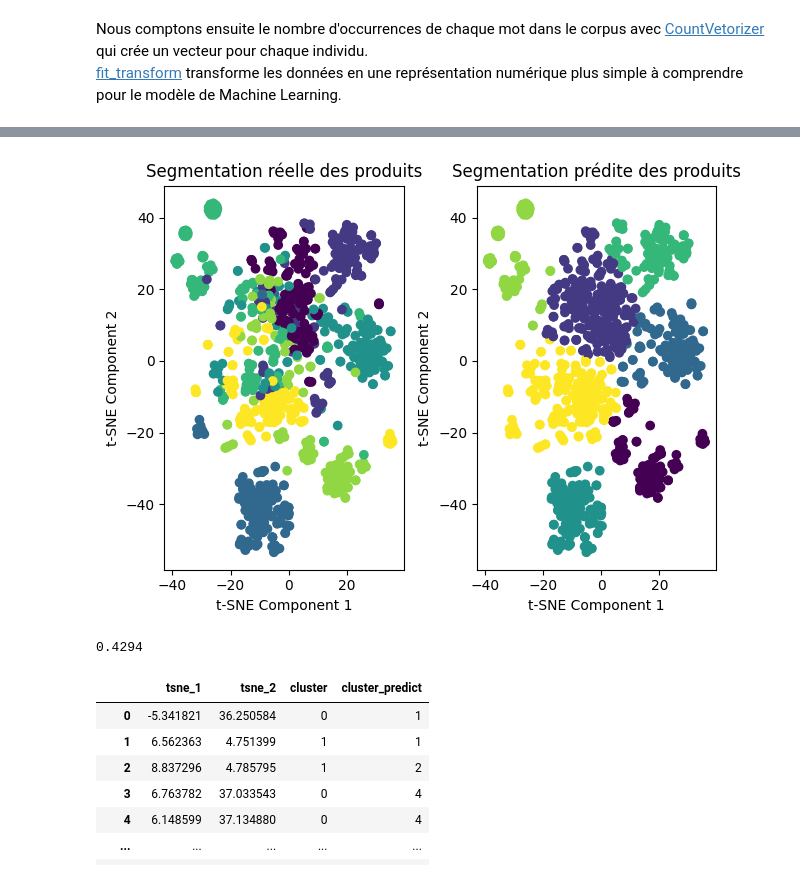
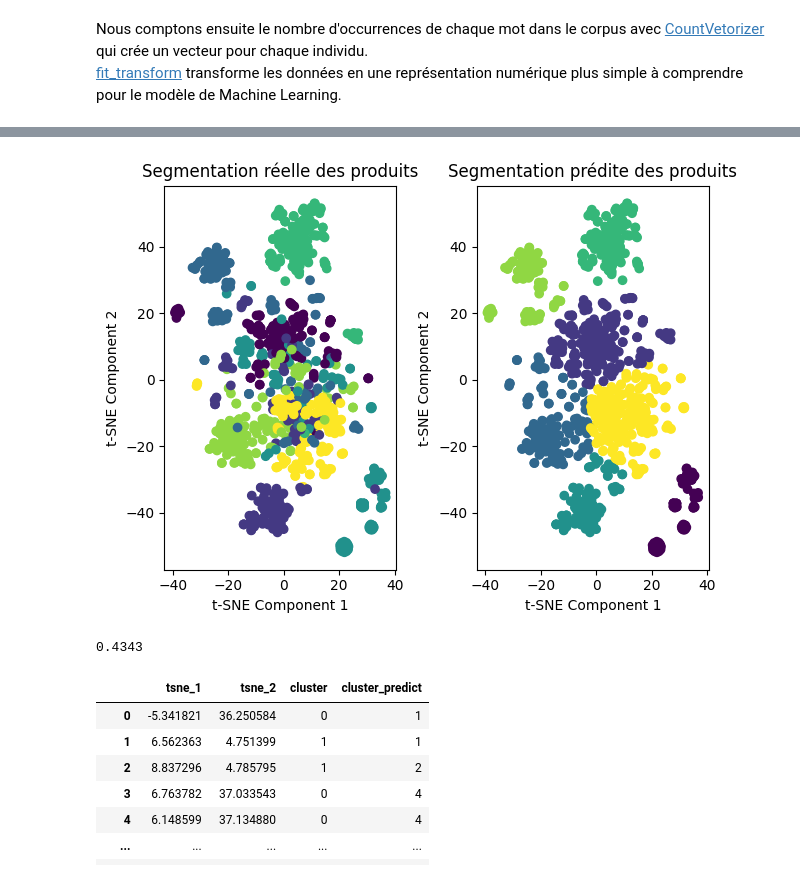
Before and after one commit to HaDock404/AutomatedClassification, a Jupyter notebook: Notebook/2.2.CountVectorizer.ipynb, the cells around one changed output, grey strips where cells are left out. Cells and saved outputs as stored; diff of their text form; code cells hidden in the pictures.

```diff
--- a/Notebook/2.2.CountVectorizer.ipynb
+++ b/Notebook/2.2.CountVectorizer.ipynb
@@ -21,4 +21,4 @@ import os
 import warnings
 warnings.filterwarnings('ignore')
 # %%
-df = pd.read_csv("../Data/1.normalized_dataset_completed.csv")
+df = pd.read_csv("../Data/1.normalized_dataset_max.csv")
@@ -70,4 +74,4 @@ df['tsne_2'] = X_tsne[:, 1]
 # %%
 df_tsne = pd.DataFrame({"tsne_1" : df['tsne_1'], "tsne_2" : df['tsne_2'], "cluster" : df['cluster']})
 # %%
-X = df_tsne.drop('cluster', axis=1).values
+X_tsne = df_tsne.drop('cluster', axis=1).values
@@ -75,30 +83,30 @@ X = df_tsne.drop('cluster', axis=1).values
 from sklearn.cluster import KMeans
 
 kmeans = KMeans(n_clusters=7, random_state=42)
-df_tsne['cluster_predict'] = kmeans.fit_predict(X)
+df_tsne['cluster_predict'] = kmeans.fit_predict(X_tsne)
 # %%
 plt.subplot(1, 2, 1)
-plt.scatter(df_tsne['tsne_1'], df_tsne['tsne_2'], c=df_tsne['cluster'], cmap='viridis')
+plt.scatter(df_tsne['tsne_1'], df_tsne['tsne_2'], c=y_cat_num, cmap='viridis')
 plt.xlabel('t-SNE Component 1')
 plt.ylabel('t-SNE Component 2')
 plt.title('Segmentation réelle des produits')
 
 plt.subplot(1, 2, 2)
 plt.scatter(df_tsne['tsne_1'], df_tsne['tsne_2'], c=df_tsne['cluster_predict'], cmap='viridis')
 plt.xlabel('t-SNE Component 1')
 plt.ylabel('t-SNE Component 2')
 plt.title('Segmentation prédite des produits')
 
 plt.tight_layout()
 plt.show()
 # %% [output]
-[figure, old version]
+[figure, new version]
 # %%
 from sklearn import metrics
-ARI = np.round(metrics.adjusted_rand_score(df_tsne['cluster'], kmeans.labels_),4)
+ARI = np.round(metrics.adjusted_rand_score(y_cat_num, kmeans.labels_),4)
 ARI
 # %% [output]
-0.4294
+0.4343
 # %%
 df_tsne
 # %% [output]
```
Also changed, not shown: parts of 3 cells of this notebook, 6 other files.
